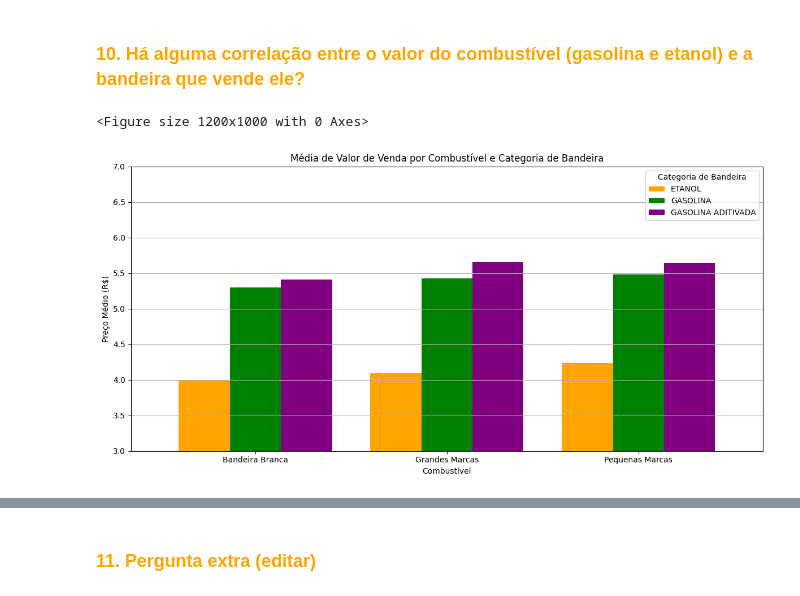
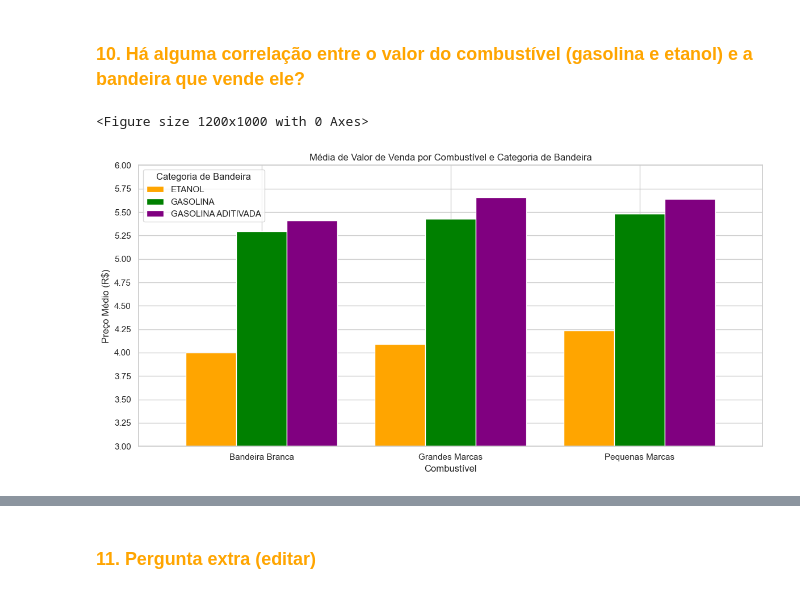
Before and after one commit to gideoni-santos/projeto-squad5-m4, a Jupyter notebook: Analise_combustiveis.ipynb, the cells around one changed output, grey strips where cells are left out. Drawn from its saved outputs; the diff is of its cells as text; code cells hidden in the pictures.

```diff
--- a/Analise_combustiveis.ipynb
+++ b/Analise_combustiveis.ipynb
@@ -1232,7 +1155,8 @@ plt.show()
 import pandas as pd
 import matplotlib.pyplot as plt
 import locale
-
+import seaborn as sns
+sns.set(style="whitegrid")
 # Definir a configuração local para formatação de moeda
 locale.setlocale(locale.LC_ALL, 'pt_BR.UTF-8')
 
@@ -1258,33 +1182,35 @@ cores = {
     "Grandes Marcas": 'green',
     "Pequenas Marcas": 'purple'
 }
 
 # Configurações para o gráfico
 plt.figure(figsize=(12, 10))  # Tamanho maior e na orientação horizontal
 
 # Agrupar por Categoria de Bandeira e Produto, e calcular a média
 media_preco_por_bandeira_combustivel = df.groupby(["Categoria de Bandeira", "Produto"])["Valor de Venda"].mean().unstack()
 
 # Plotar o gráfico de barras verticais
 ax = media_preco_por_bandeira_combustivel.plot(kind="bar", color=[cores[c] for c in media_preco_por_bandeira_combustivel.index], figsize=(12, 6), width=0.8)  # Ajuste a largura das barras
 
 # Configurações do gráfico
 plt.title("Média de Valor de Venda por Combustível e Categoria de Bandeira")
 plt.xlabel("Combustível")
 plt.ylabel("Preço Médio (R$)")  # Atualização do label do eixo y
 
-plt.ylim(3.0, 7.0)  # Definir os limites do eixo y de 3.0 a 7.0
-plt.yticks([3.00, 3.50, 4.00, 4.50, 5.00, 5.50, 6.00, 6.50, 7.00])  # Configuração dos valores do eixo y
+plt.ylim(3.0, 6.0)  # Definir os limites do eixo y de 3.0 a 7.0
+
+# Configuração dos valores do eixo y com intervalo de 0,25
+ax.yaxis.set_major_locator(MultipleLocator(0.25))
 
 plt.xticks(range(len(media_preco_por_bandeira_combustivel.index)), media_preco_por_bandeira_combustivel.index, rotation=0)
 plt.legend(title="Categoria de Bandeira")
 
 # Adicionar linhas de grade ao fundo das barras
 ax.yaxis.grid(True)
 
 # Mostrar o gráfico
 plt.tight_layout()
 plt.show()
 # %% [output]
 <Figure size 1200x1000 with 0 Axes>
-[figure, old version]
+[figure, new version]
```
Also changed, not shown: parts of 2 cells of this notebook.
